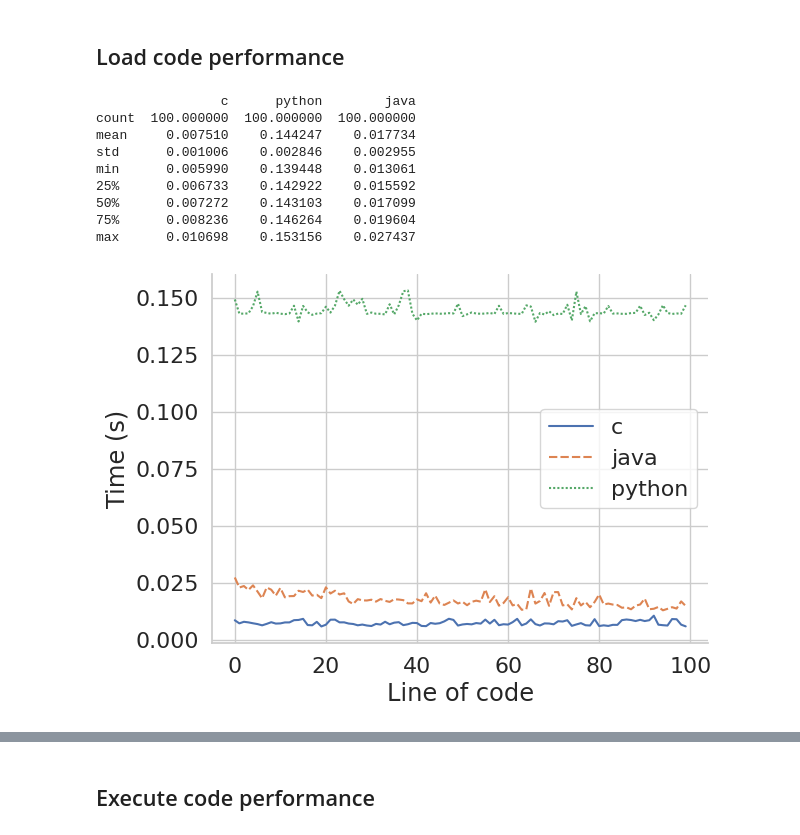
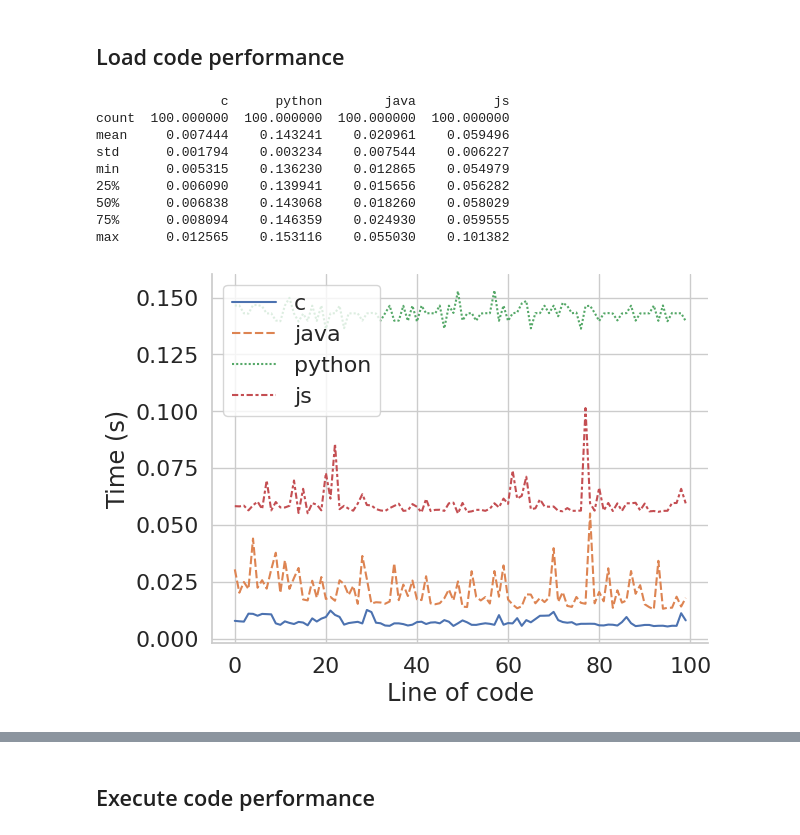
Before and after one commit to diverse-project/LiveRec, a Jupyter notebook: LiveFromDAP/performance/performance.ipynb, the cells around one changed output, grey strips where cells are left out. Drawn from its saved outputs; the diff is of its cells as text; code cells hidden in the pictures.

```diff
--- a/LiveFromDAP/performance/performance.ipynb
+++ b/LiveFromDAP/performance/performance.ipynb
@@ -29,25 +29,25 @@ df_gp
 # %%
 df_lcp = pd.read_csv("load_code_performance.csv")
 # drop first column
 df_lcp = df_lcp.drop(columns=["Unnamed: 0"])
 print(df_lcp.describe())
 # swap order of columns
-df_lcp = df_lcp[["c", "java", "python"]]
+df_lcp = df_lcp[["c", "java", "python", "js"]]
 with sns.plotting_context(font_scale=1.8):
     sns.lineplot(data=df_lcp)
     plt.xlabel("Line of code")
     plt.ylabel("Time (s)")
 # %% [output]
-                c      python        java
-count  100.000000  100.000000  100.000000
-mean     0.007510    0.144247    0.017734
-std      0.001006    0.002846    0.002955
-min      0.005990    0.139448    0.013061
-25%      0.006733    0.142922    0.015592
-50%      0.007272    0.143103    0.017099
-75%      0.008236    0.146264    0.019604
-max      0.010698    0.153156    0.027437
+                c      python        java          js
+count  100.000000  100.000000  100.000000  100.000000
+mean     0.007444    0.143241    0.020961    0.059496
+std      0.001794    0.003234    0.007544    0.006227
+min      0.005315    0.136230    0.012865    0.054979
+25%      0.006090    0.139941    0.015656    0.056282
+50%      0.006838    0.143068    0.018260    0.058029
+75%      0.008094    0.146359    0.024930    0.059555
+max      0.012565    0.153116    0.055030    0.101382
-[figure, old version]
+[figure, new version]
 # %%
 df_ccp = pd.read_csv("compile_code_performance.csv")
 # drop first column
```
Also changed, not shown: parts of 9 cells of this notebook, 28 other files.
